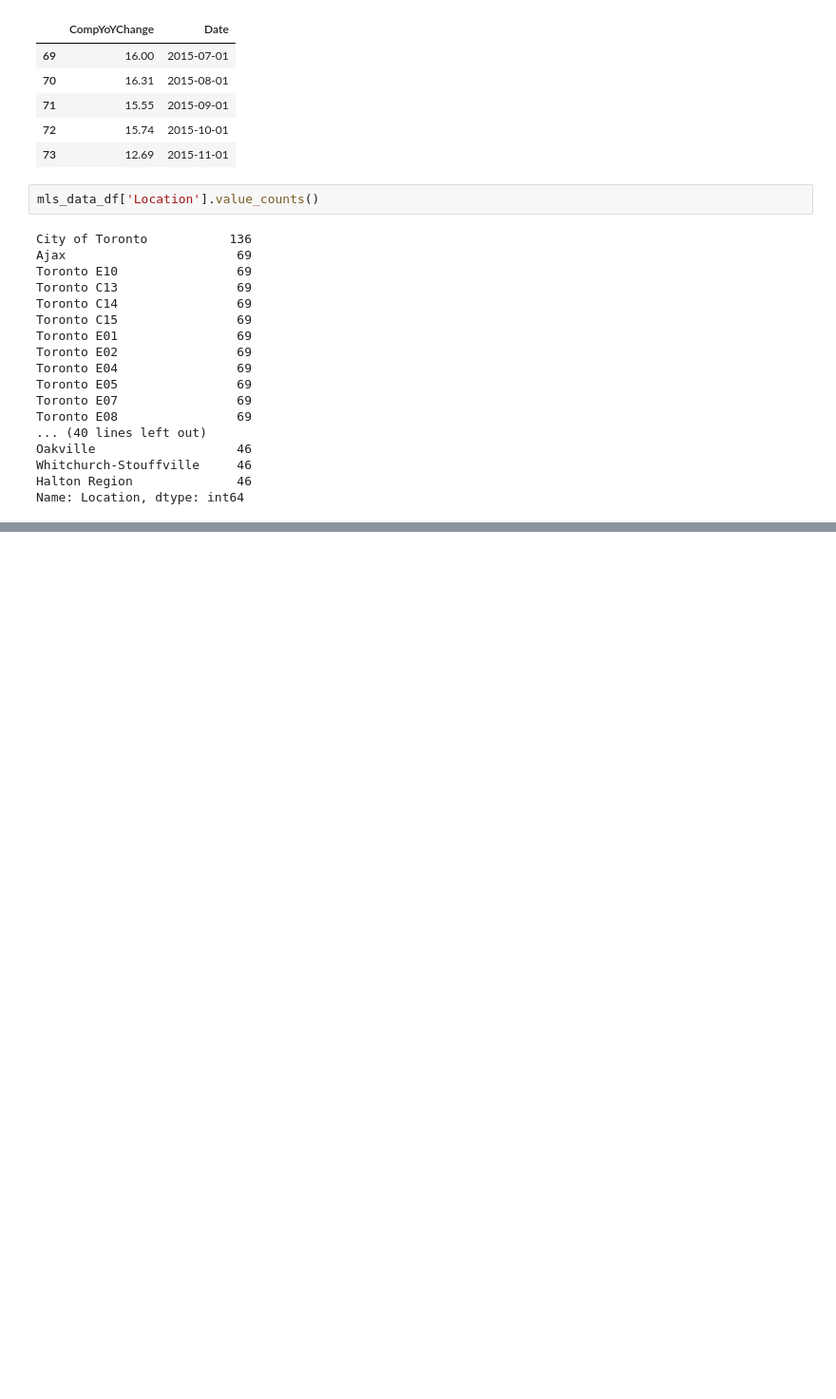
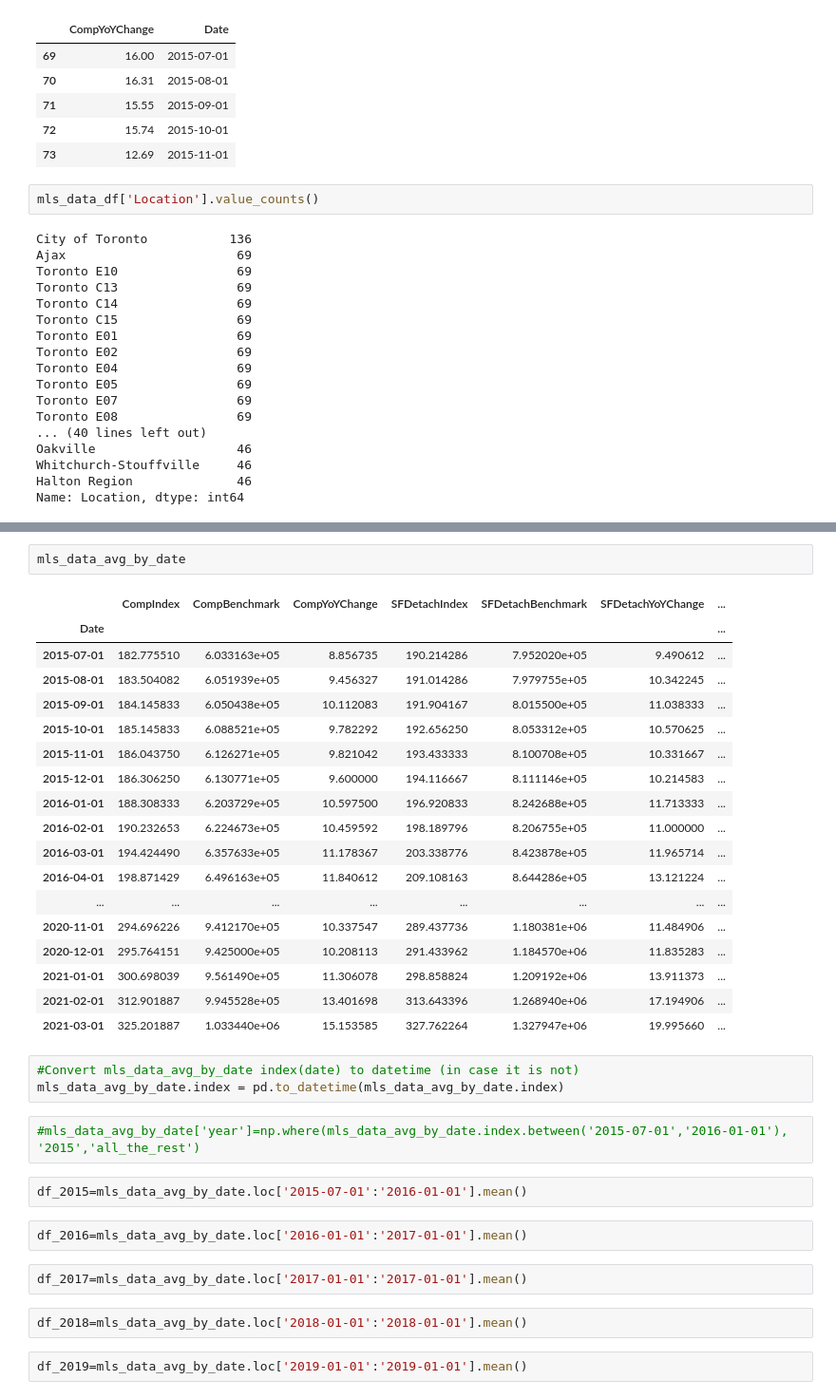
Before and after one commit to ycolagelo/Ontario-Housing-Project, a Jupyter notebook: Kaggle MLS Data.ipynb, the cells around one changed output, grey strips where cells are left out. Shown: that part at 95% size. Drawn from its saved outputs; the diff is of its cells as text; blank space fills up the shorter version.

```diff
--- a/Kaggle MLS Data.ipynb
+++ b/Kaggle MLS Data.ipynb
@@ -383,0 +400,36 @@ Name: Location, dtype: int64
+# %%
+mls_data_avg_by_date
+# %% [output]
+|  | CompIndex | CompBenchmark | CompYoYChange | SFDetachIndex | SFDetachBenchmark | SFDetachYoYChange | ... |
+| Date |  |  |  |  |  |  | ... |
+| 2015-07-01 | 182.775510 | 6.033163e+05 | 8.856735 | 190.214286 | 7.952020e+05 | 9.490612 | ... |
+| 2015-08-01 | 183.504082 | 6.051939e+05 | 9.456327 | 191.014286 | 7.979755e+05 | 10.342245 | ... |
+| 2015-09-01 | 184.145833 | 6.050438e+05 | 10.112083 | 191.904167 | 8.015500e+05 | 11.038333 | ... |
+| 2015-10-01 | 185.145833 | 6.088521e+05 | 9.782292 | 192.656250 | 8.053312e+05 | 10.570625 | ... |
+| 2015-11-01 | 186.043750 | 6.126271e+05 | 9.821042 | 193.433333 | 8.100708e+05 | 10.331667 | ... |
+| 2015-12-01 | 186.306250 | 6.130771e+05 | 9.600000 | 194.116667 | 8.111146e+05 | 10.214583 | ... |
+| 2016-01-01 | 188.308333 | 6.203729e+05 | 10.597500 | 196.920833 | 8.242688e+05 | 11.713333 | ... |
+| 2016-02-01 | 190.232653 | 6.224673e+05 | 10.459592 | 198.189796 | 8.206755e+05 | 11.000000 | ... |
+| 2016-03-01 | 194.424490 | 6.357633e+05 | 11.178367 | 203.338776 | 8.423878e+05 | 11.965714 | ... |
+| 2016-04-01 | 198.871429 | 6.496163e+05 | 11.840612 | 209.108163 | 8.644286e+05 | 13.121224 | ... |
+| ... | ... | ... | ... | ... | ... | ... | ... |
+| 2020-11-01 | 294.696226 | 9.412170e+05 | 10.337547 | 289.437736 | 1.180381e+06 | 11.484906 | ... |
+| 2020-12-01 | 295.764151 | 9.425000e+05 | 10.208113 | 291.433962 | 1.184570e+06 | 11.835283 | ... |
+| 2021-01-01 | 300.698039 | 9.561490e+05 | 11.306078 | 298.858824 | 1.209192e+06 | 13.911373 | ... |
+| 2021-02-01 | 312.901887 | 9.945528e+05 | 13.401698 | 313.643396 | 1.268940e+06 | 17.194906 | ... |
+| 2021-03-01 | 325.201887 | 1.033440e+06 | 15.153585 | 327.762264 | 1.327947e+06 | 19.995660 | ... |
+# %%
+#Convert mls_data_avg_by_date index(date) to datetime (in case it is not)
+mls_data_avg_by_date.index = pd.to_datetime(mls_data_avg_by_date.index)
+# %%
+#mls_data_avg_by_date['year']=np.where(mls_data_avg_by_date.index.between('2015-07-01','2016-01-01'), '2015','all_the_rest')
+# %%
+df_2015=mls_data_avg_by_date.loc['2015-07-01':'2016-01-01'].mean()
+# %%
+df_2016=mls_data_avg_by_date.loc['2016-01-01':'2017-01-01'].mean()
+# %%
+df_2017=mls_data_avg_by_date.loc['2017-01-01':'2017-01-01'].mean()
+# %%
+df_2018=mls_data_avg_by_date.loc['2018-01-01':'2018-01-01'].mean()
+# %%
+df_2019=mls_data_avg_by_date.loc['2019-01-01':'2019-01-01'].mean()
```
Also changed, not shown: parts of 16 cells of this notebook.
